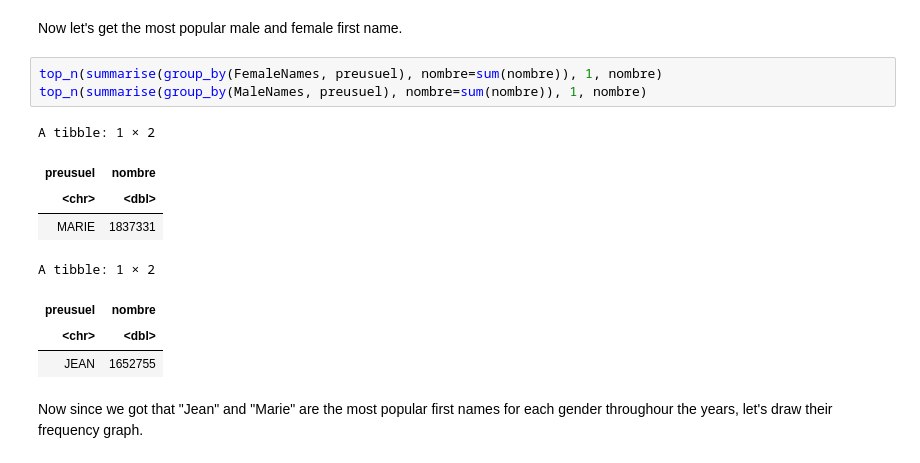
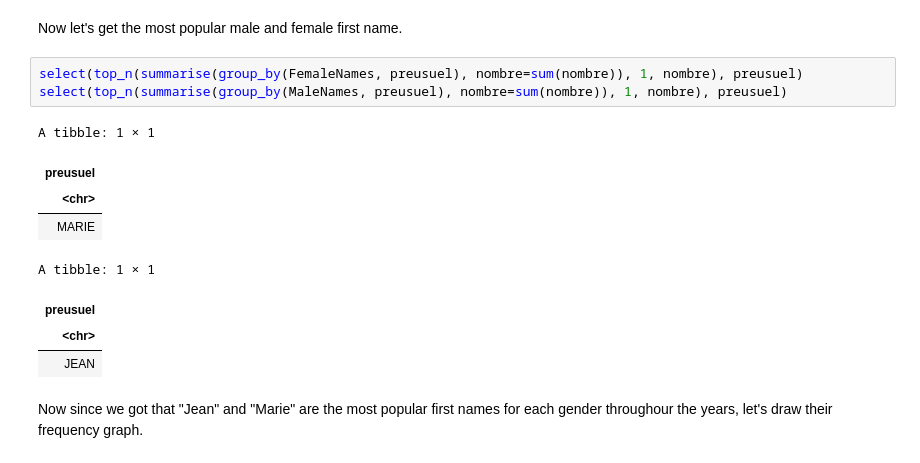
Before and after one commit to hamza-tam/SMPE, a Jupyter notebook: FirstNames.ipynb, the cells around one changed output. Cells and saved outputs as stored; diff of their text form.

```diff
--- a/FirstNames.ipynb
+++ b/FirstNames.ipynb
@@ -210,17 +210,17 @@ A grouped_df: 6 × 3
 # %% [markdown]
 Now let's get the most popular male and female first name.
 # %%
-top_n(summarise(group_by(FemaleNames, preusuel), nombre=sum(nombre)), 1, nombre)
-top_n(summarise(group_by(MaleNames, preusuel), nombre=sum(nombre)), 1, nombre)
+select(top_n(summarise(group_by(FemaleNames, preusuel), nombre=sum(nombre)), 1, nombre), preusuel)
+select(top_n(summarise(group_by(MaleNames, preusuel), nombre=sum(nombre)), 1, nombre), preusuel)
 # %% [output]
-A tibble: 1 × 2
+A tibble: 1 × 1
-| preusuel | nombre |
-| <chr> | <dbl> |
-| MARIE | 1837331 |
+| preusuel |
+| <chr> |
+| MARIE |
-A tibble: 1 × 2
+A tibble: 1 × 1
-| preusuel | nombre |
-| <chr> | <dbl> |
-| JEAN | 1652755 |
+| preusuel |
+| <chr> |
+| JEAN |
 # %% [markdown]
 Now since we got that "Jean" and "Marie" are the most popular first names for each gender throughour the years, let's draw their frequency graph.
 # %% [markdown]
```
Also changed, not shown: parts of 3 cells of this notebook, 1 other file.
